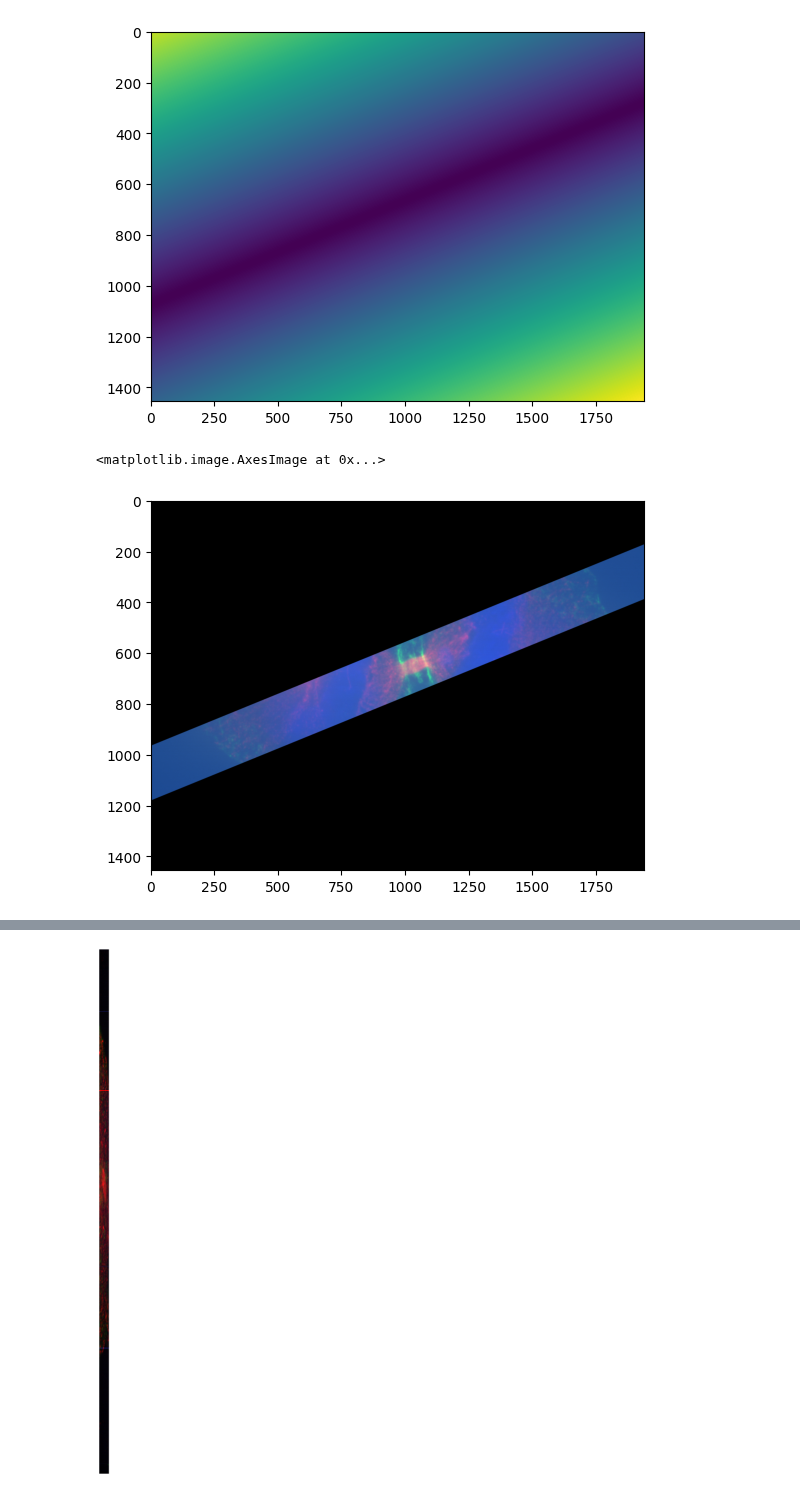
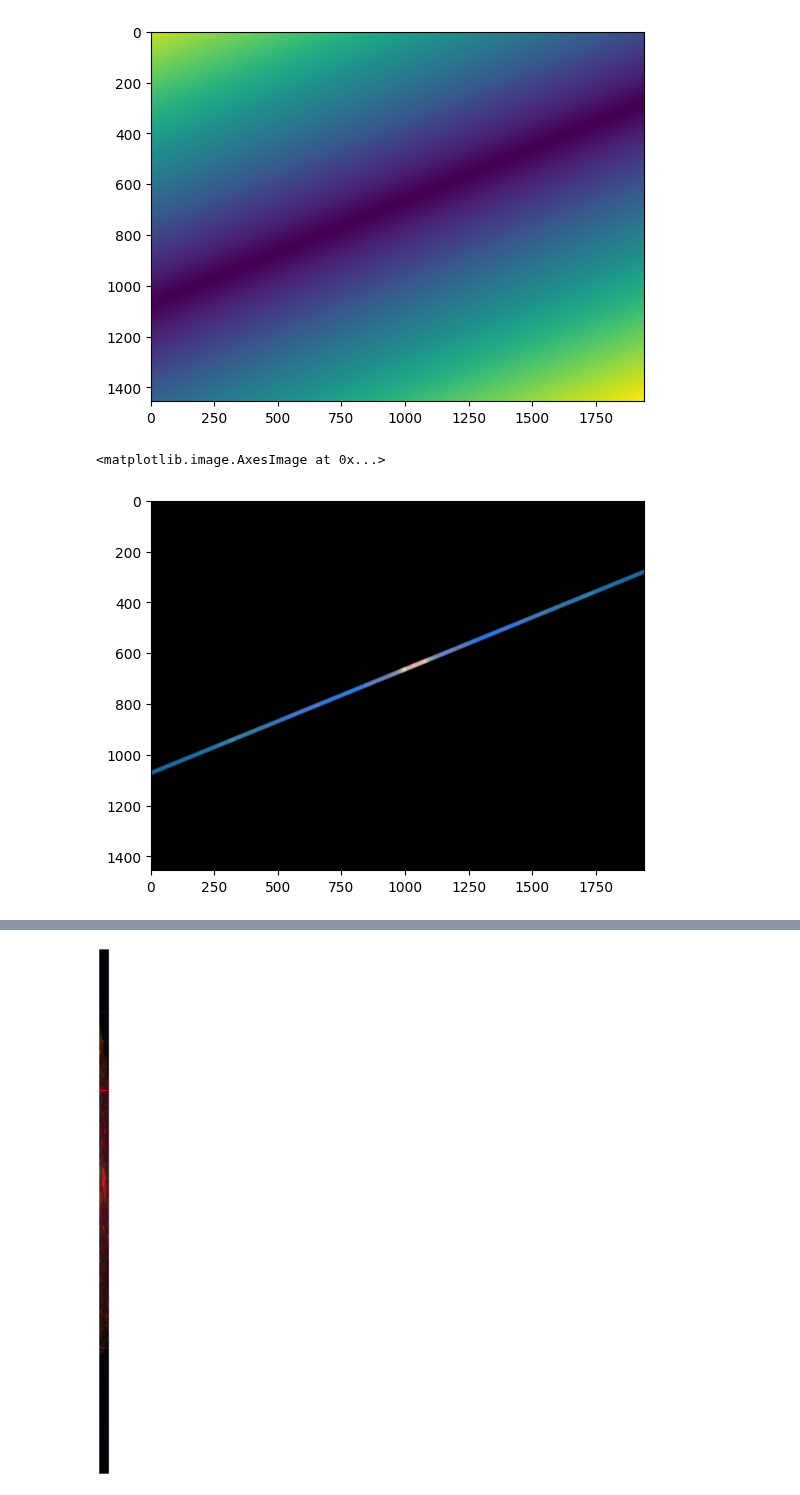
Before and after one commit to zacsimile/cytokinesis-pseudotime-analysis, a Jupyter notebook: 3d_analysis.ipynb, the cells around one changed output, grey strips where cells are left out. Cells and saved outputs as stored; diff of their text form; code cells hidden in the pictures.

```diff
--- a/3d_analysis.ipynb
+++ b/3d_analysis.ipynb
@@ -74,5 +77,5 @@ fig.tight_layout()
 # %%
-z_coord = line_utils.find_central_pos(max_proj_xz, ml["X"])
+z_coord = line_utils.find_central_pos(im[:].max(2).squeeze(), ml["X"])
 print(z_coord)
 # %% [output]
 14.433388055255795
@@ -84,11 +94,11 @@ plt.imshow(r.max(0).T)
 <matplotlib.image.AxesImage at 0x...>
 [figure]
 # %%
-im_masked = (im[:]*(r<100)[None,...])
+im_masked = (im[:]*(r<10)[None,...])
 plt.imshow(image_utils.normalize_image(im_masked.mean(1)))
 # %% [output]
 <matplotlib.image.AxesImage at 0x...>
-[figure, old version]
+[figure, new version]
 # %%
 plt.plot(im_masked.sum(1).sum(-1).T)
 # %% [output]
```
Also changed, not shown: parts of 6 cells of this notebook, 1 other file.
